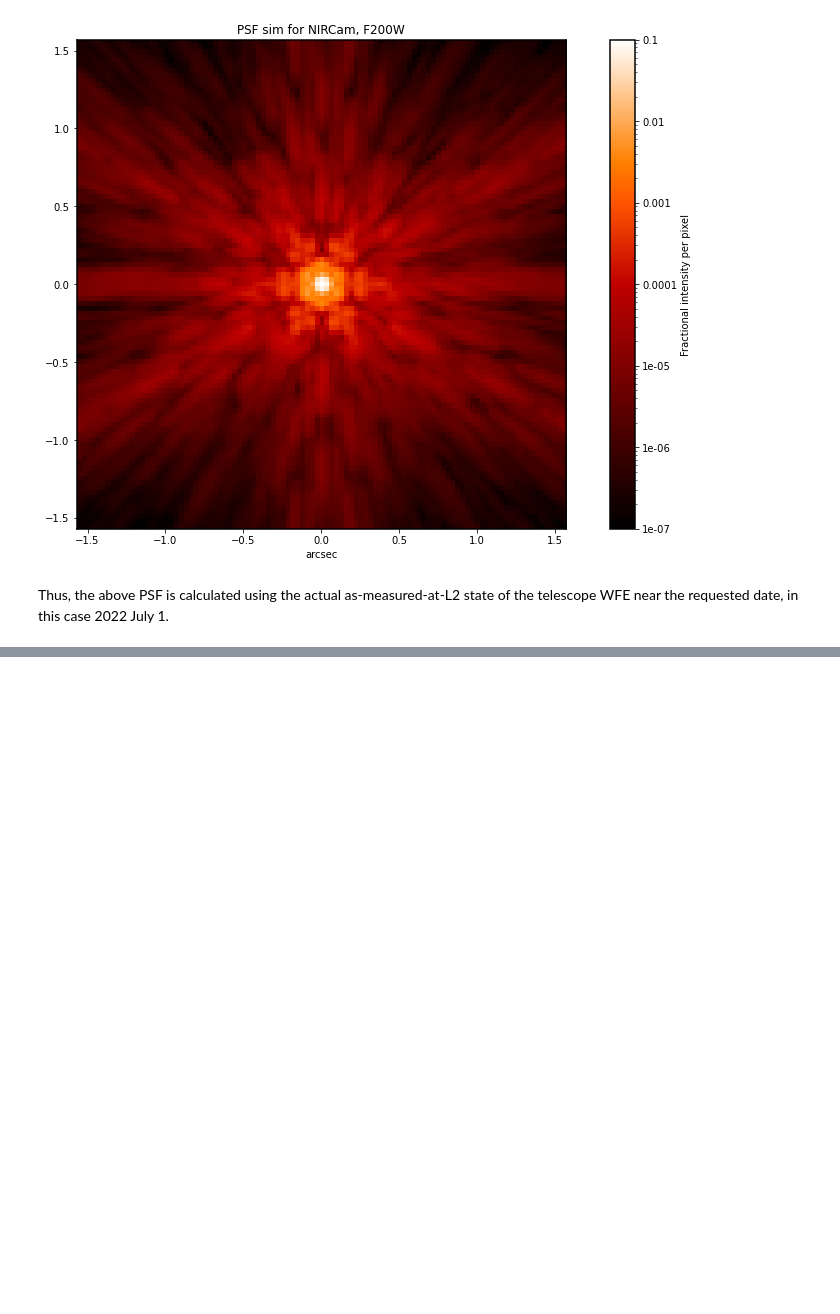
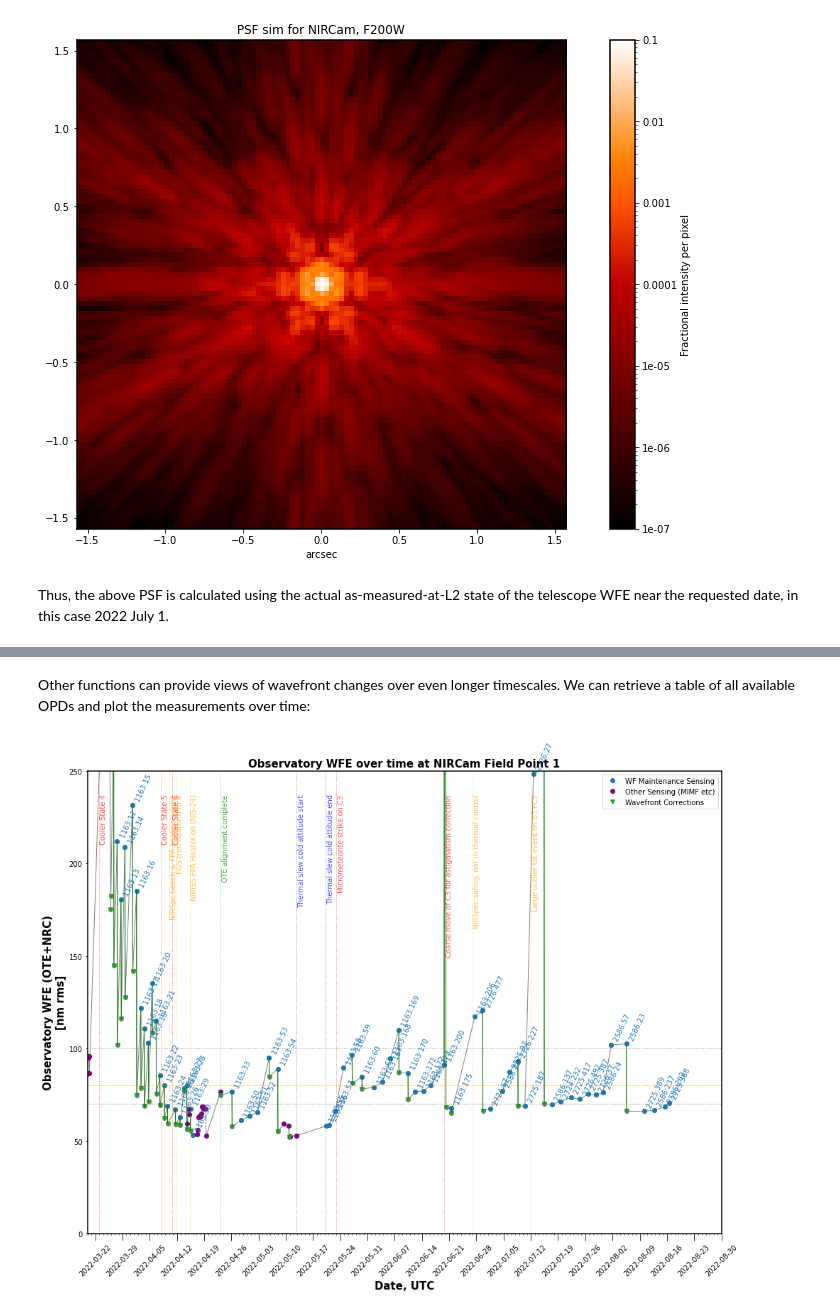
Before and after one commit to spacetelescope/webbpsf, a Jupyter notebook: docs/jwst_measured_opds.ipynb, the cells around one changed output, grey strips where cells are left out. Drawn from its saved outputs; the diff is of its cells as text; code cells hidden in the pictures; blank space fills up the shorter version.

```diff
--- a/docs/jwst_measured_opds.ipynb
+++ b/docs/jwst_measured_opds.ipynb
@@ -69,0 +110,10 @@ Thus, the above PSF is calculated using the actual as-measured-at-L2 state of th
+# %% [markdown]
+Other functions can provide views of wavefront changes over even longer timescales. We can retrieve a table of all available OPDs and plot the measurements over time:
+# %%
+opdtable = webbpsf.mast_wss.retrieve_mast_opd_table()
+opdtable = webbpsf.mast_wss.deduplicate_opd_table(opdtable)
+webbpsf.mast_wss.download_all_opds(opdtable)
+# %%
+webbpsf.trending.wavefront_time_series_plot(opdtable)
+# %% [output]
+[figure, added]
```
Also changed, not shown: parts of 10 cells of this notebook, 9 other files.
